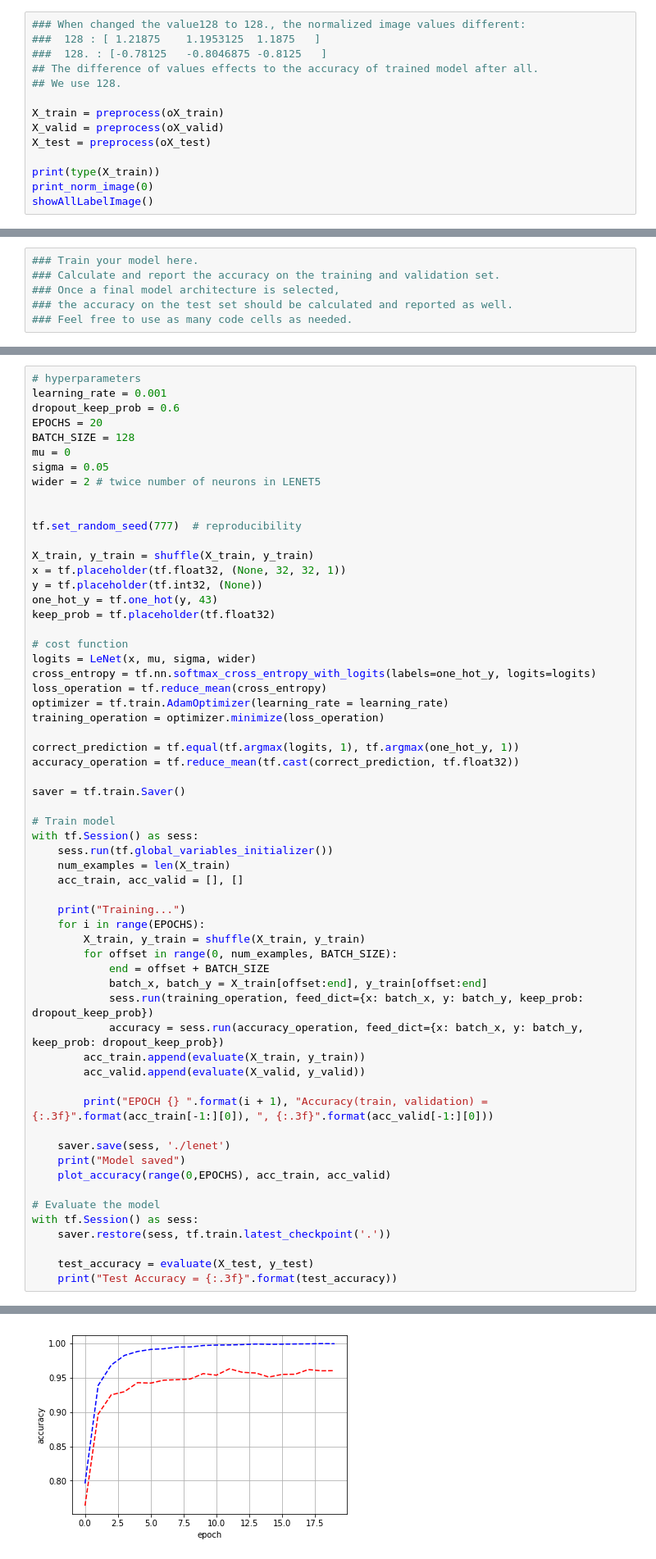
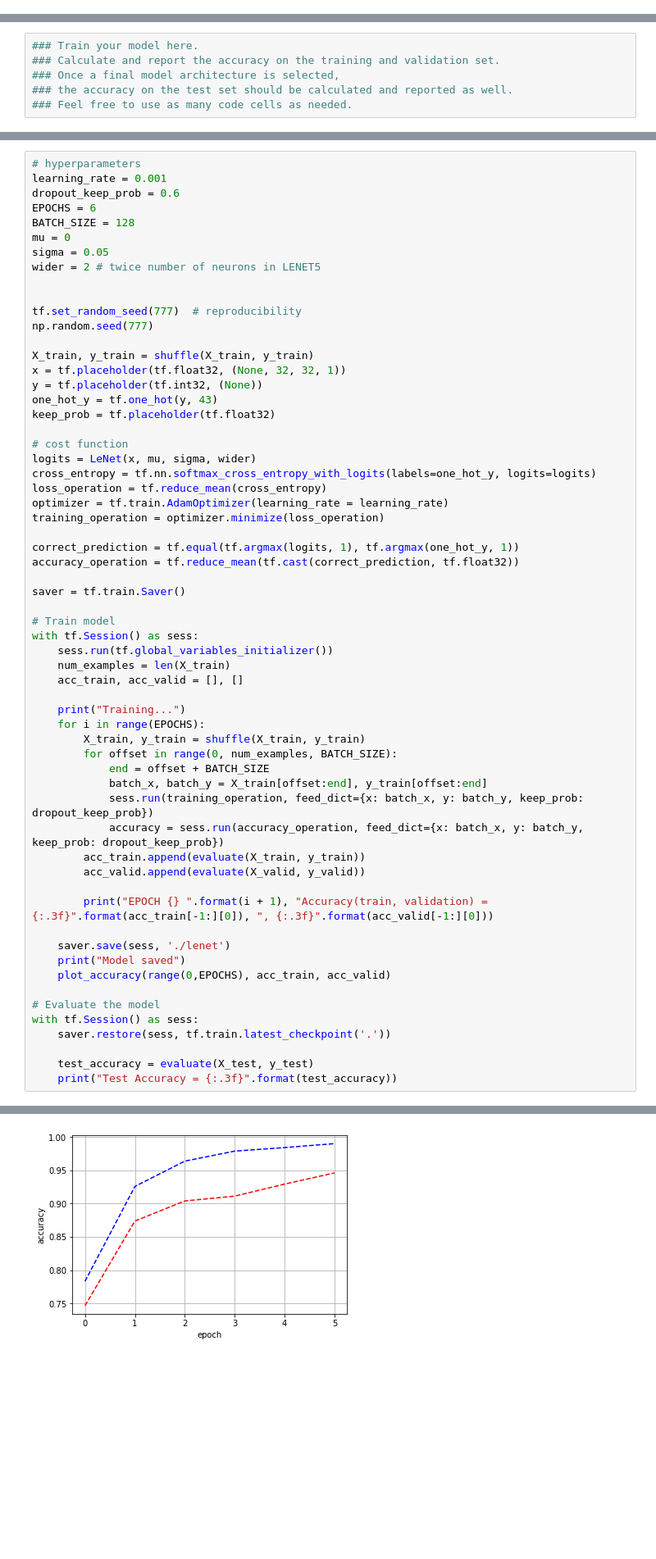
Before and after one commit to GunSik2/CarND-Traffic-Sign-Classifier-Project, a Jupyter notebook: Traffic_Sign_Classifier.ipynb, the cells around one changed output, grey strips where cells are left out. Shown at 82% size. Drawn from its saved outputs; the diff is of its cells as text; blank space fills up the shorter version.

```diff
--- a/Traffic_Sign_Classifier.ipynb
+++ b/Traffic_Sign_Classifier.ipynb
@@ -232,17 +232,3 @@ plt.show()
 <class 'numpy.ndarray'>
 [-0.796875]
 [figure]
-# %%
-### When changed the value128 to 128., the normalized image values different:
-###  128 : [ 1.21875    1.1953125  1.1875   ]
-###  128. : [-0.78125   -0.8046875 -0.8125   ]
-## The difference of values effects to the accuracy of trained model after all.
-## We use 128.
-
-X_train = preprocess(oX_train)
-X_valid = preprocess(oX_valid)
-X_test = preprocess(oX_test)
-
-print(type(X_train))
-print_norm_image(0)
-showAllLabelImage()
@@ -330,7 +312,7 @@ def plot_accuracy(xes, acc_train, acc_valid):
 # hyperparameters
 learning_rate = 0.001
 dropout_keep_prob = 0.6
-EPOCHS = 20
+EPOCHS = 6
 BATCH_SIZE = 128
 mu = 0
 sigma = 0.05
@@ -338,6 +320,7 @@ wider = 2 # twice number of neurons in LENET5
 
 
 tf.set_random_seed(777)  # reproducibility
+np.random.seed(777)
 
 X_train, y_train = shuffle(X_train, y_train)
 x = tf.placeholder(tf.float32, (None, 32, 32, 1))
@@ -406,2 +380,2 @@ EPOCH 20  Accuracy(train, validation) = 0.999 , 0.960
 Model saved
-[figure, old version]
+[figure, new version]
```
Also changed, not shown: parts of 7 cells of this notebook, 5 other files.
